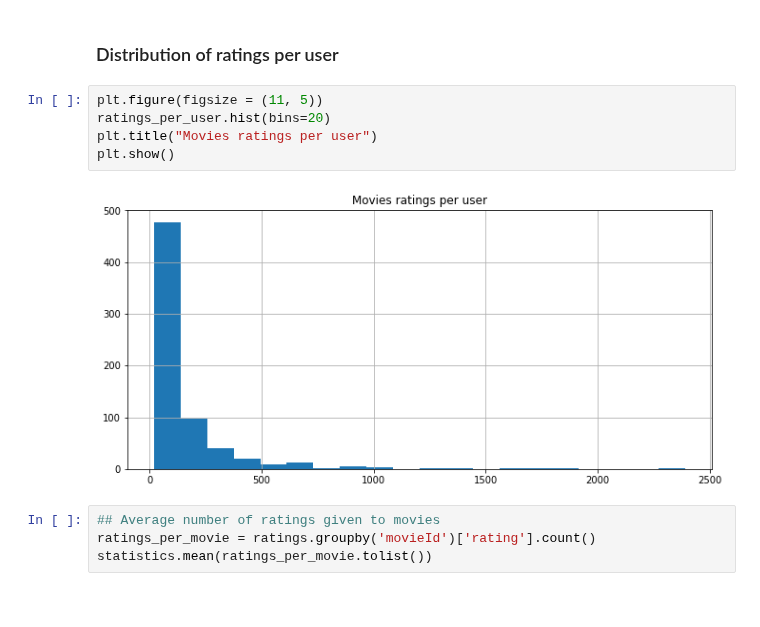
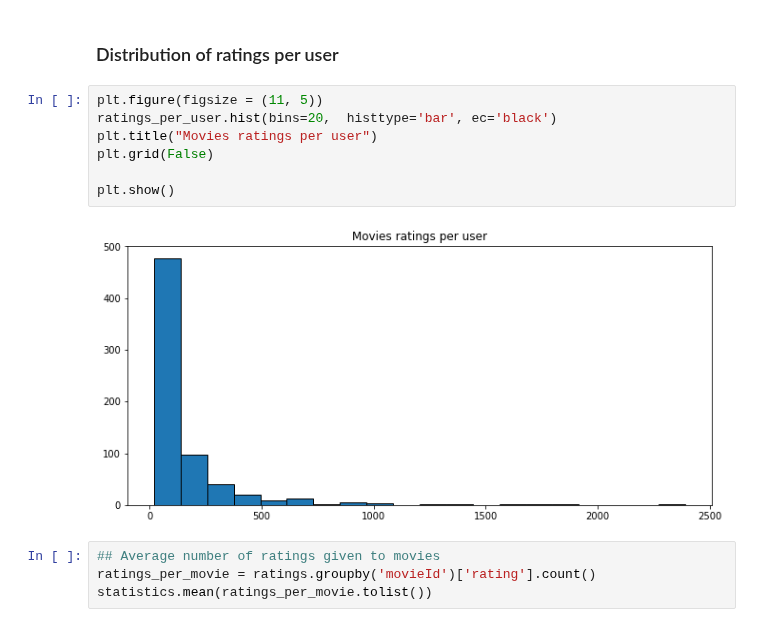
Before and after one commit to carlosgeovany/MachineLearning, a Jupyter notebook: RecommenderSystem.ipynb, the cells around one changed output. Saved outputs shown, nothing was run; the diff lists cells and outputs as text.

```diff
--- a/RecommenderSystem.ipynb
+++ b/RecommenderSystem.ipynb
@@ -127,11 +127,13 @@ statistics.mean(ratings_per_user.tolist())
 ### Distribution of ratings per user
 # %%
 plt.figure(figsize = (11, 5))
-ratings_per_user.hist(bins=20)
+ratings_per_user.hist(bins=20,  histtype='bar', ec='black')
 plt.title("Movies ratings per user")
+plt.grid(False)
+
 plt.show()
 # %% [output]
-[figure, old version]
+[figure, new version]
 # %%
 ## Average number of ratings given to movies
 ratings_per_movie = ratings.groupby('movieId')['rating'].count()
```
Also changed, not shown: parts of 11 cells of this notebook, 1 other file.
